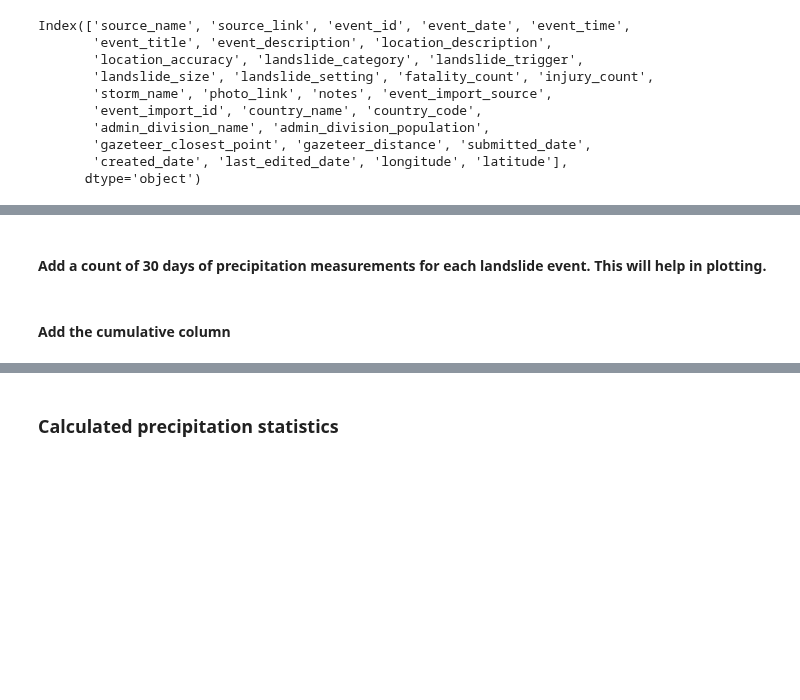
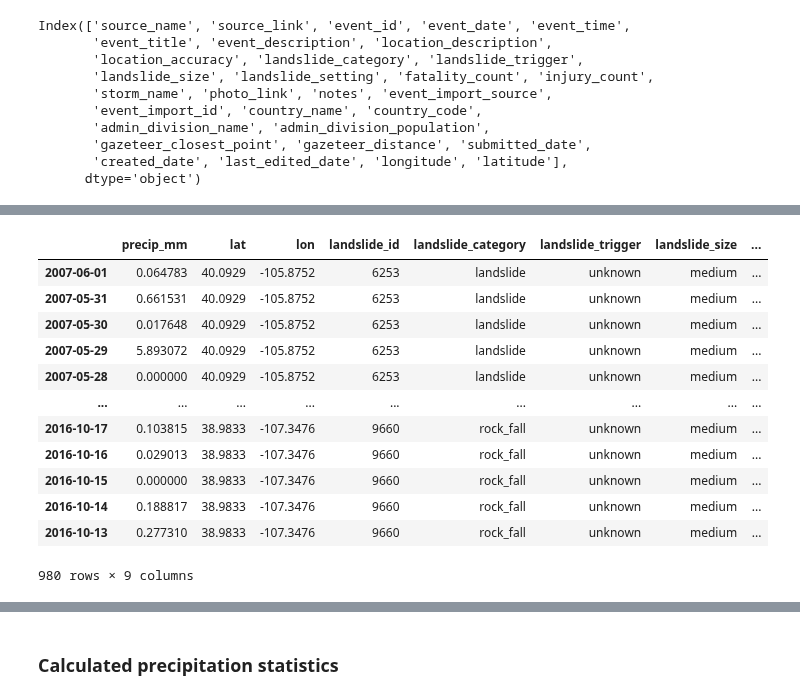
Before and after one commit to jacquiewitte/capstone-landslides-soilmoisture, a Jupyter notebook: landslide_gpm_precipaccum_timeseries.ipynb, the cells around one changed output, grey strips where cells are left out. Cells and saved outputs as stored; diff of their text form; code cells hidden in the pictures; blank space fills up the shorter version.

```diff
--- a/landslide_gpm_precipaccum_timeseries.ipynb
+++ b/landslide_gpm_precipaccum_timeseries.ipynb
@@ -224,2 +200,0 @@ gpm_30days_df = colocate_to_landslide(glc_co, gpm_xr, periods=30)
-# %% [markdown]
-#### Add a count of 30 days of precipitation measurements for each landslide event. This will help in plotting.
@@ -230,2 +200,0 @@ gpm_30days_df = add_count(gpm_30days_df, 30)
-# %% [markdown]
-#### Add the cumulative column
@@ -236 +201,20 @@ gpm_30days_df = cumulative_precip(gpm_30days_df)
+# %%
+# Add the accummulate precipitaton
+gpm_7days_df = cumulative_precip(gpm_7days_df)
+
+gpm_7days_df
+# %% [output]
+|  | precip_mm | lat | lon | landslide_id | landslide_category | landslide_trigger | landslide_size | ... |
+| 2007-06-01 | 0.064783 | 40.0929 | -105.8752 | 6253 | landslide | unknown | medium | ... |
+| 2007-05-31 | 0.661531 | 40.0929 | -105.8752 | 6253 | landslide | unknown | medium | ... |
+| 2007-05-30 | 0.017648 | 40.0929 | -105.8752 | 6253 | landslide | unknown | medium | ... |
+| 2007-05-29 | 5.893072 | 40.0929 | -105.8752 | 6253 | landslide | unknown | medium | ... |
+| 2007-05-28 | 0.000000 | 40.0929 | -105.8752 | 6253 | landslide | unknown | medium | ... |
+| ... | ... | ... | ... | ... | ... | ... | ... | ... |
+| 2016-10-17 | 0.103815 | 38.9833 | -107.3476 | 9660 | rock_fall | unknown | medium | ... |
+| 2016-10-16 | 0.029013 | 38.9833 | -107.3476 | 9660 | rock_fall | unknown | medium | ... |
+| 2016-10-15 | 0.000000 | 38.9833 | -107.3476 | 9660 | rock_fall | unknown | medium | ... |
+| 2016-10-14 | 0.188817 | 38.9833 | -107.3476 | 9660 | rock_fall | unknown | medium | ... |
+| 2016-10-13 | 0.277310 | 38.9833 | -107.3476 | 9660 | rock_fall | unknown | medium | ... |
+980 rows × 9 columns
 # %% [markdown]
```
Also changed, not shown: parts of 26 cells of this notebook.
